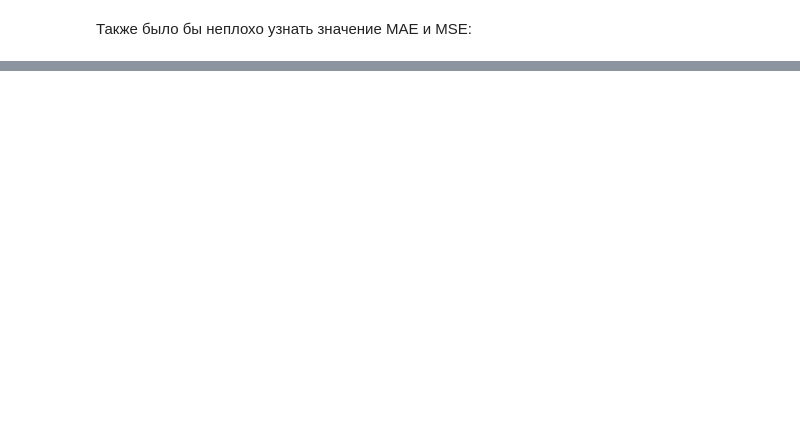
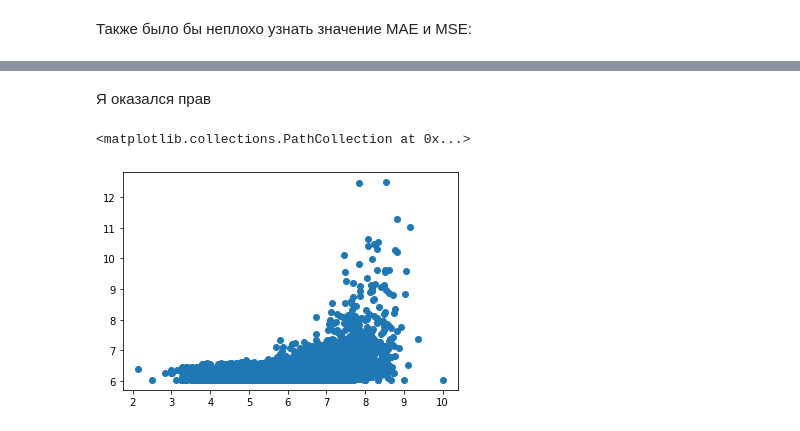
Before and after one commit to sashafromlibertalia/anime-analysis, a Jupyter notebook: anime-analysis.ipynb, the cells around one changed output, grey strips where cells are left out. Saved outputs shown, nothing was run; the diff lists cells and outputs as text; code cells hidden in the pictures; blank space fills up the shorter version.

```diff
--- a/anime-analysis.ipynb
+++ b/anime-analysis.ipynb
@@ -206,0 +231,7 @@ MAE: 0.6317048452650668
+# %% [markdown]
+Я оказался прав
+# %%
+plt.scatter(y_test, y_pred)
+# %% [output]
+<matplotlib.collections.PathCollection at 0x...>
+[figure, added]
```
Also changed, not shown: parts of 12 cells of this notebook.
